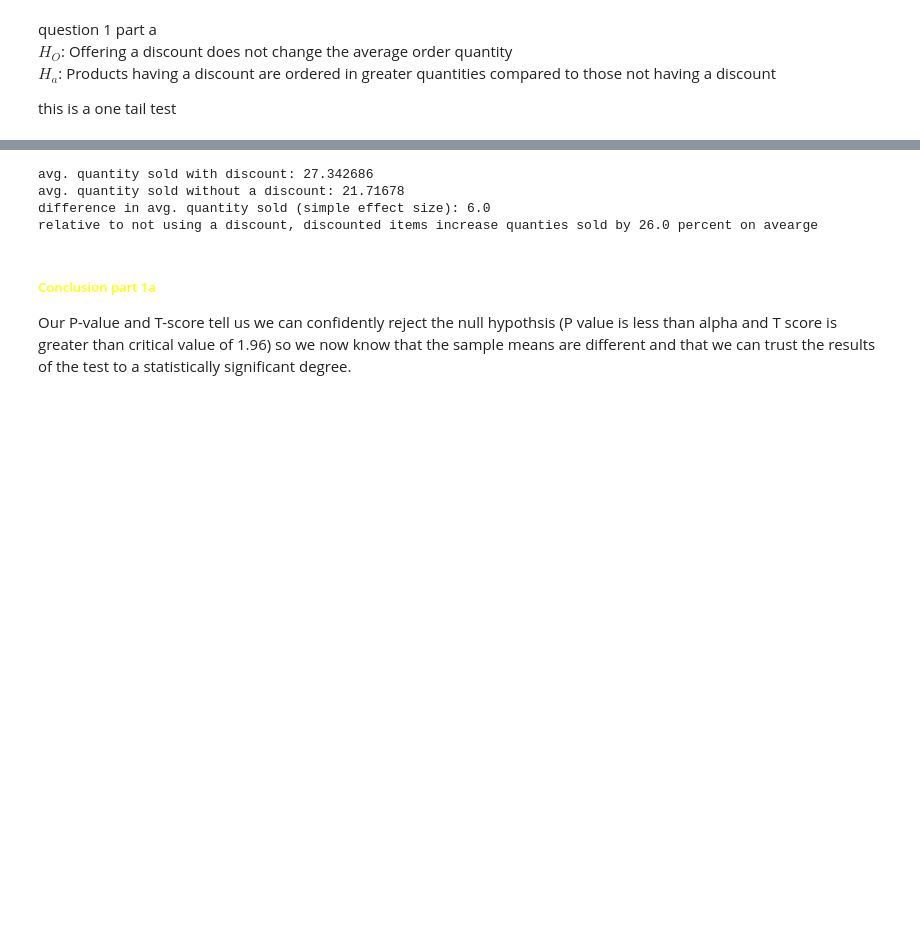
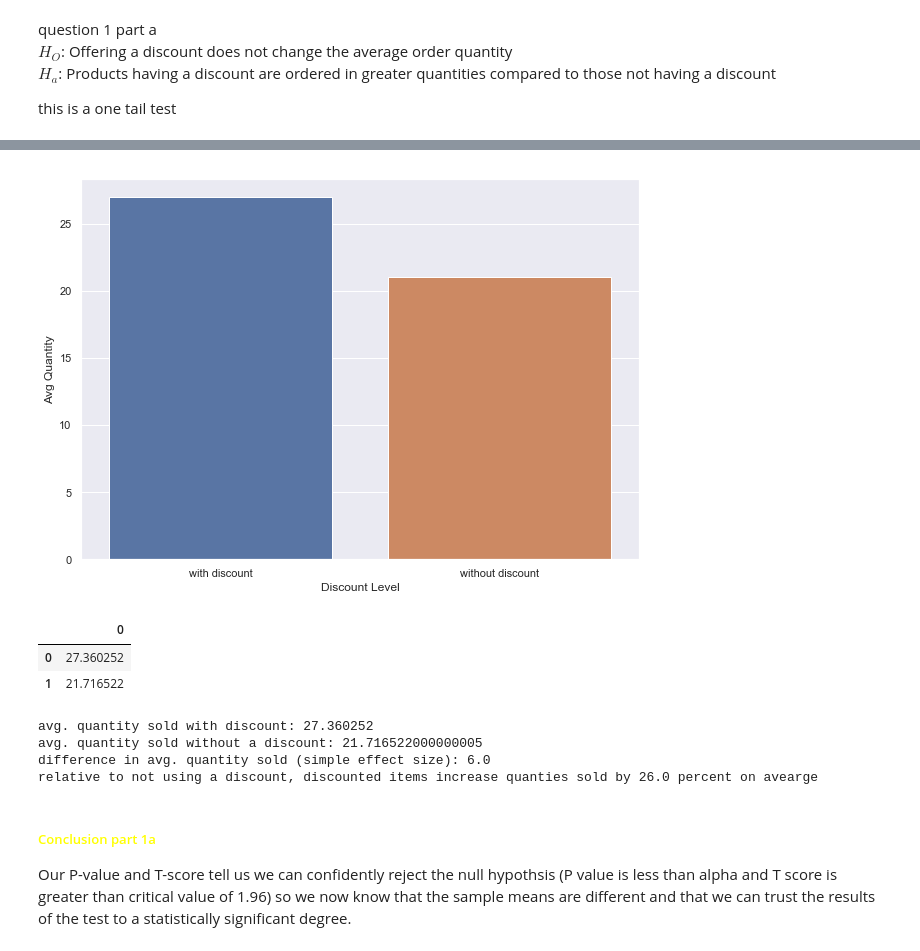
Before and after one commit to mgavish/Hypothesis-Testing, a Jupyter notebook: Mod 2 Final Project Work V11.ipynb, the cells around one changed output, grey strips where cells are left out. Cells and saved outputs as stored; diff of their text form; code cells hidden in the pictures; blank space fills up the shorter version.

```diff
--- a/Mod 2 Final Project Work V11.ipynb
+++ b/Mod 2 Final Project Work V11.ipynb
@@ -408,0 +394,12 @@ q1_norm_woDis.mean()
+# %%
+q1_norm_wDis = pd.Series(q1_norm_wDis.mean(), name = 'with discount')
+display(type(q1_norm_wDis))
+
+q1_norm_woDis = pd.Series(q1_norm_woDis.mean(), name = 'without discount')
+display(type(q1_norm_woDis))
+
+q1plotdata = pd.DataFrame({'Discount Level': ['with discount', 'without discount'], 'Avg Quantity': [27, 21]})
+q1plotdata.head()
+
+#q1plotdata= pd.concat([q1_norm_wDis, q1_norm_woDis], axis = 1)
+#display(type(q1plotdata))
@@ -409,3 +412,13 @@ q1_norm_woDis.mean()
+# %%
+q1BarPlot = sns.barplot(x= 'Discount Level', y='Avg Quantity', data= q1plotdata)
+# %% [output]
+[figure, added]
+# %%
+q1plotdata.head()
+# %% [output]
+|  | 0 |
+| 0 | 27.360252 |
+| 1 | 21.716522 |
 # %%
 print("avg. quantity sold with discount:" , q1_norm_wDis.mean())
 print("avg. quantity sold without a discount:" , q1_norm_woDis.mean())
@@ -415,8 +428,8 @@ print("relative to not using a discount, discounted items increase quanties sold
 #print("Effect size: ", round(discount['Quantity'].mean() - no_discount['Quantity'].mean(),1))
 #print("Relative effect size: ", round((discount['Quantity'].mean() - no_discount['Quantity'].mean())/no_discount['Quantity'].mean(),2))
 # %% [output]
-avg. quantity sold with discount: 27.342686
-avg. quantity sold without a discount: 21.71678
+avg. quantity sold with discount: 27.360252
+avg. quantity sold without a discount: 21.716522000000005
 difference in avg. quantity sold (simple effect size): 6.0
 relative to not using a discount, discounted items increase quanties sold by 26.0 percent on avearge
 # %% [markdown]
```
Also changed, not shown: parts of 32 cells of this notebook, 1 other file.
